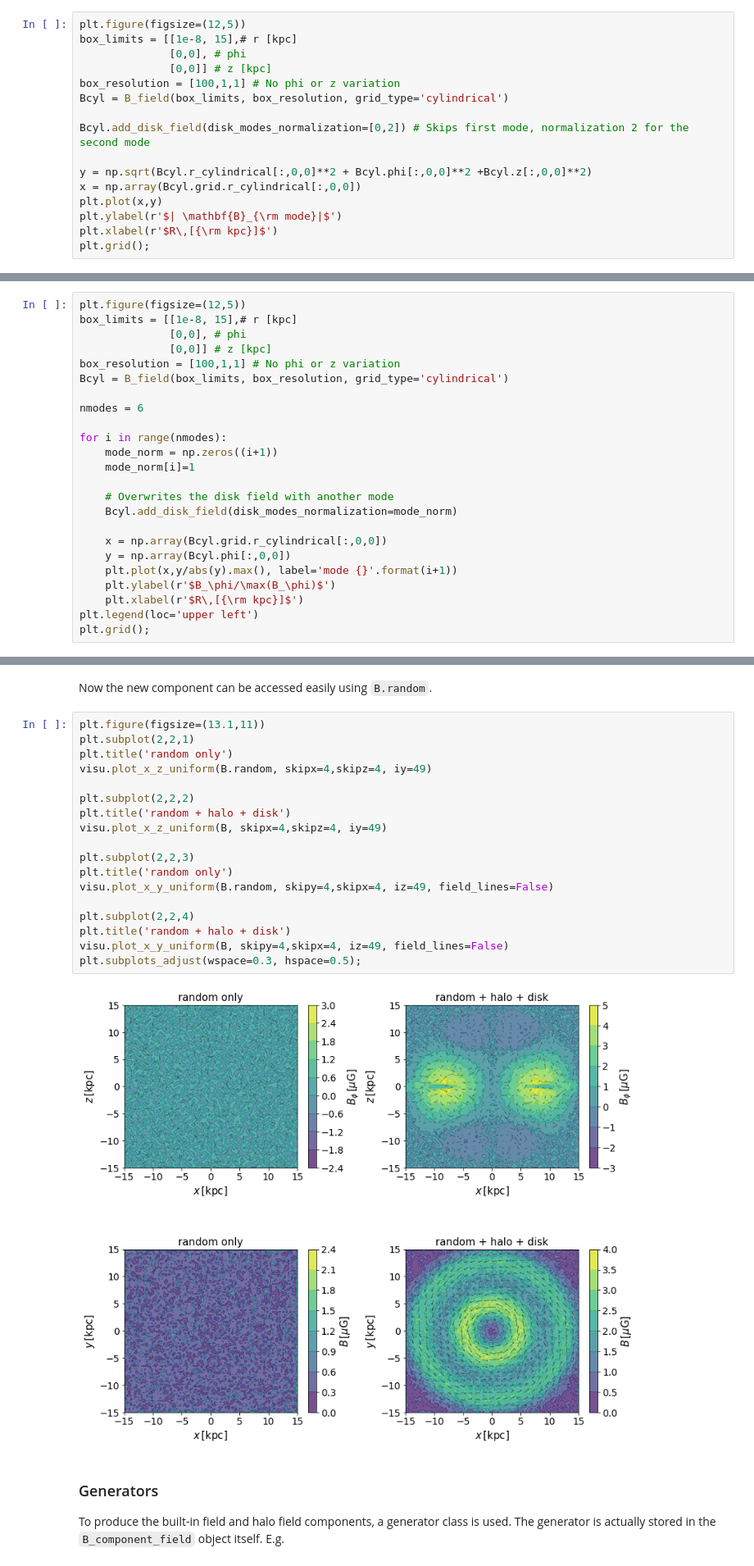
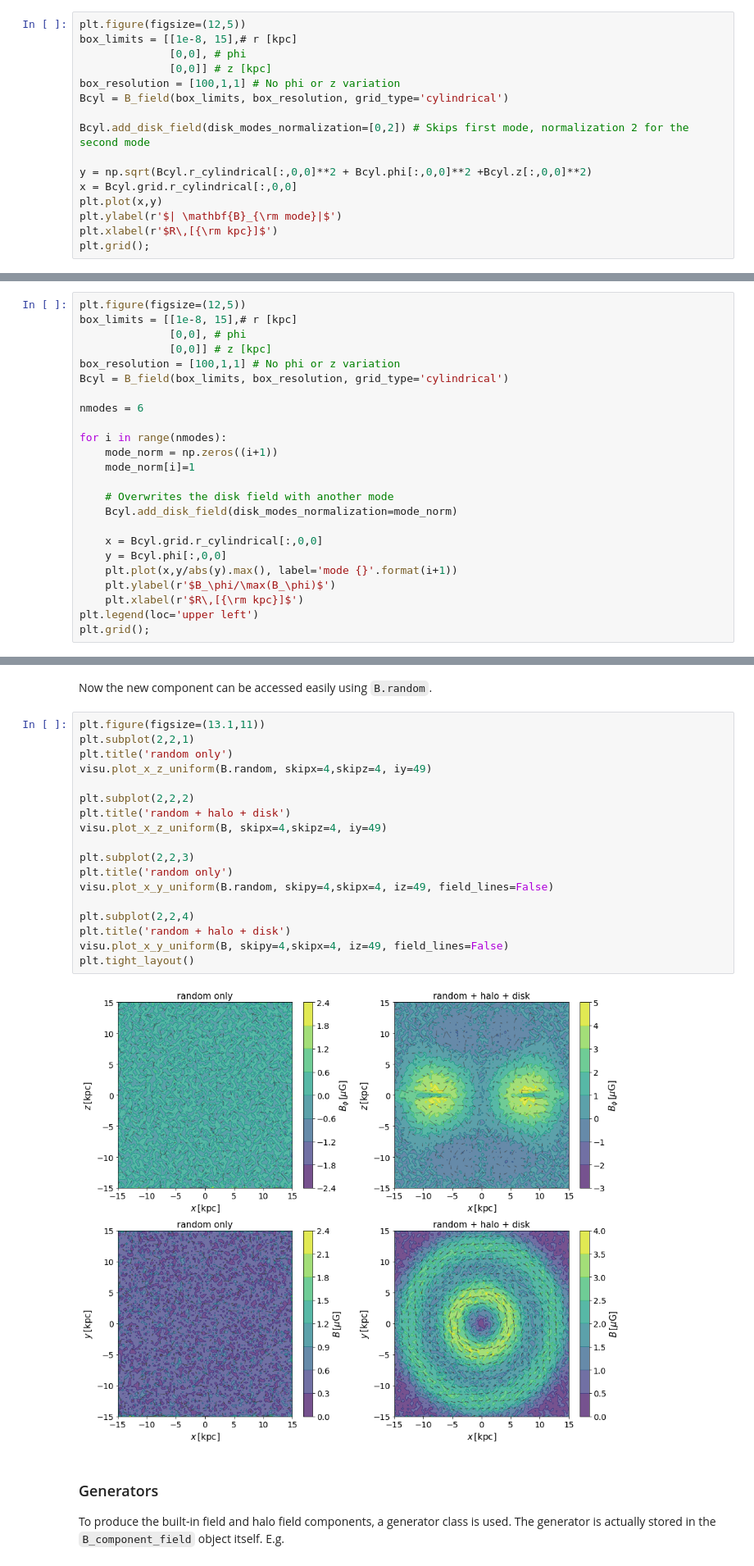
Before and after one commit to luizfelippesr/galmag, a Jupyter notebook: galmag_tutorial.ipynb, the cells around one changed output, grey strips where cells are left out. Shown at 82% size. Cells and saved outputs as stored; diff of their text form.

```diff
--- a/galmag_tutorial.ipynb
+++ b/galmag_tutorial.ipynb
@@ -238,7 +238,7 @@ Bcyl = B_field(box_limits, box_resolution, grid_type='cylindrical')
 Bcyl.add_disk_field(disk_modes_normalization=[0,2]) # Skips first mode, normalization 2 for the second mode
 
 y = np.sqrt(Bcyl.r_cylindrical[:,0,0]**2 + Bcyl.phi[:,0,0]**2 +Bcyl.z[:,0,0]**2)
-x = np.array(Bcyl.grid.r_cylindrical[:,0,0])
+x = Bcyl.grid.r_cylindrical[:,0,0]
 plt.plot(x,y)
 plt.ylabel(r'$| \mathbf{B}_{\rm mode}|$')
 plt.xlabel(r'$R\,[{\rm kpc}]$')
@@ -264,8 +264,8 @@ for i in range(nmodes):
     # Overwrites the disk field with another mode
     Bcyl.add_disk_field(disk_modes_normalization=mode_norm)
 
-    x = np.array(Bcyl.grid.r_cylindrical[:,0,0])
-    y = np.array(Bcyl.phi[:,0,0])
+    x = Bcyl.grid.r_cylindrical[:,0,0]
+    y = Bcyl.phi[:,0,0]
     plt.plot(x,y/abs(y).max(), label='mode {}'.format(i+1))
     plt.ylabel(r'$B_\phi/\max(B_\phi)$')
     plt.xlabel(r'$R\,[{\rm kpc}]$')
@@ -741,23 +718,23 @@ Now the new component can be accessed easily using `B.random`.
 # %%
 plt.figure(figsize=(13.1,11))
 plt.subplot(2,2,1)
 plt.title('random only')
 visu.plot_x_z_uniform(B.random, skipx=4,skipz=4, iy=49)
 
 plt.subplot(2,2,2)
 plt.title('random + halo + disk')
 visu.plot_x_z_uniform(B, skipx=4,skipz=4, iy=49)
 
 plt.subplot(2,2,3)
 plt.title('random only')
 visu.plot_x_y_uniform(B.random, skipy=4,skipx=4, iz=49, field_lines=False)
 
 plt.subplot(2,2,4)
 plt.title('random + halo + disk')
 visu.plot_x_y_uniform(B, skipy=4,skipx=4, iz=49, field_lines=False)
-plt.subplots_adjust(wspace=0.3, hspace=0.5);
+plt.tight_layout()
 # %% [output]
-[figure, old version]
+[figure, new version]
 # %% [markdown]
 ### Generators ###
 
```
Also changed, not shown: parts of 13 cells of this notebook.
